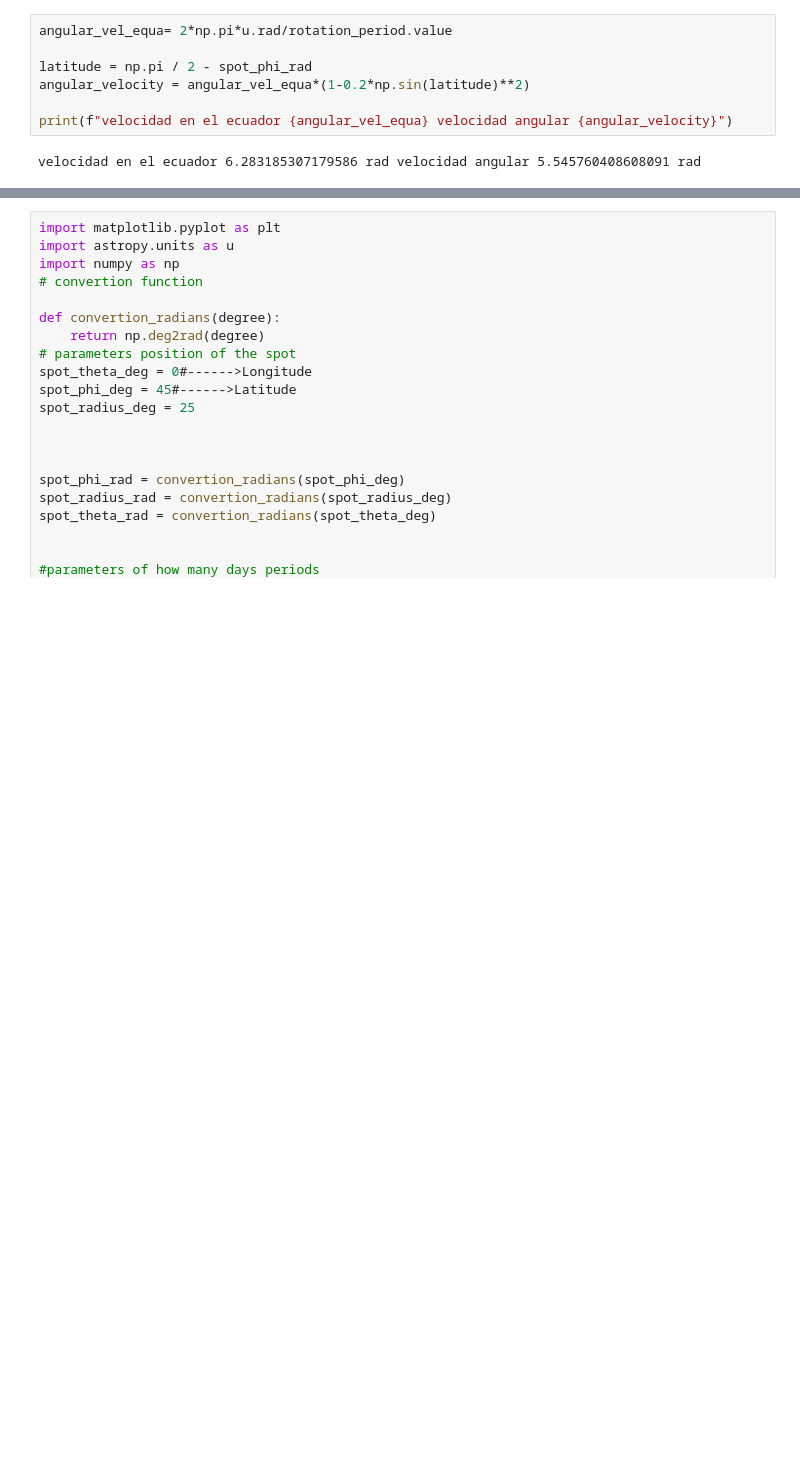
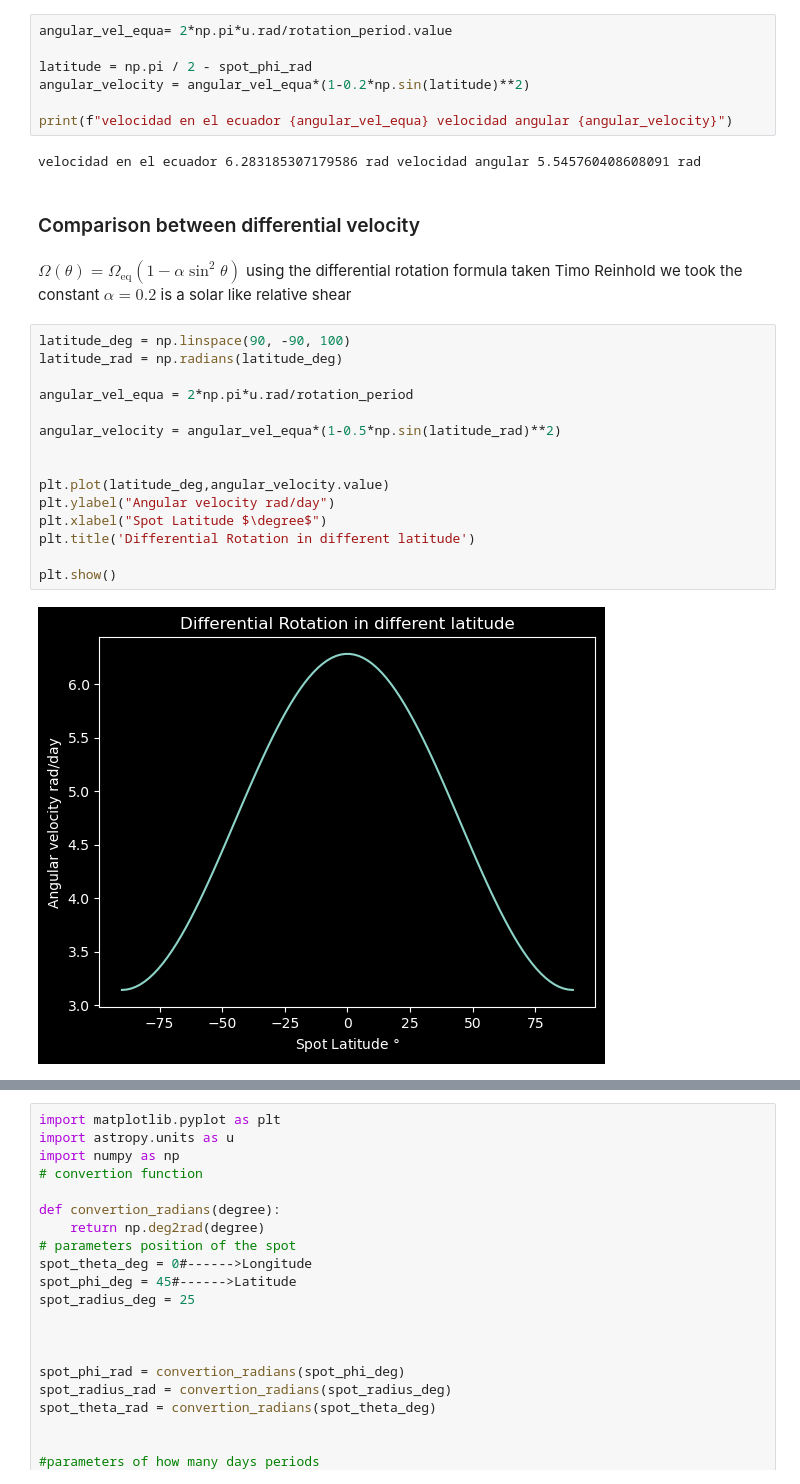
Before and after one commit to Ruben94astro/Tesis, a Jupyter notebook: Function_mod_original.ipynb, the cells around one changed output, grey strips where cells are left out. Drawn from its saved outputs; the diff is of its cells as text; blank space fills up the shorter version.

```diff
--- a/Function_mod_original.ipynb
+++ b/Function_mod_original.ipynb
@@ -201,3 +201,26 @@ angular_velocity = angular_vel_equa*(1-0.2*np.sin(latitude)**2)
 print(f"velocidad en el ecuador {angular_vel_equa} velocidad angular {angular_velocity}")
 # %% [output]
 velocidad en el ecuador 6.283185307179586 rad velocidad angular 5.545760408608091 rad
+# %% [markdown]
+### Comparison between differential velocity
+# %% [markdown]
+$\Omega(\theta) = \Omega_{\text{eq}} \left(1 - \alpha \sin^2 \theta \right)
+$ using the differential rotation formula taken Timo Reinhold we took the constant
+$\alpha=0.2$ is a solar like relative shear
+# %%
+latitude_deg = np.linspace(90, -90, 100)
+latitude_rad = np.radians(latitude_deg)
+
+angular_vel_equa = 2*np.pi*u.rad/rotation_period
+
+angular_velocity = angular_vel_equa*(1-0.5*np.sin(latitude_rad)**2)
+
+
+plt.plot(latitude_deg,angular_velocity.value)
+plt.ylabel("Angular velocity rad/day")
+plt.xlabel("Spot Latitude $\degree$")
+plt.title('Differential Rotation in different latitude')
+
+plt.show()
+# %% [output]
+[figure, added]
```
Also changed, not shown: parts of 2 cells of this notebook.
